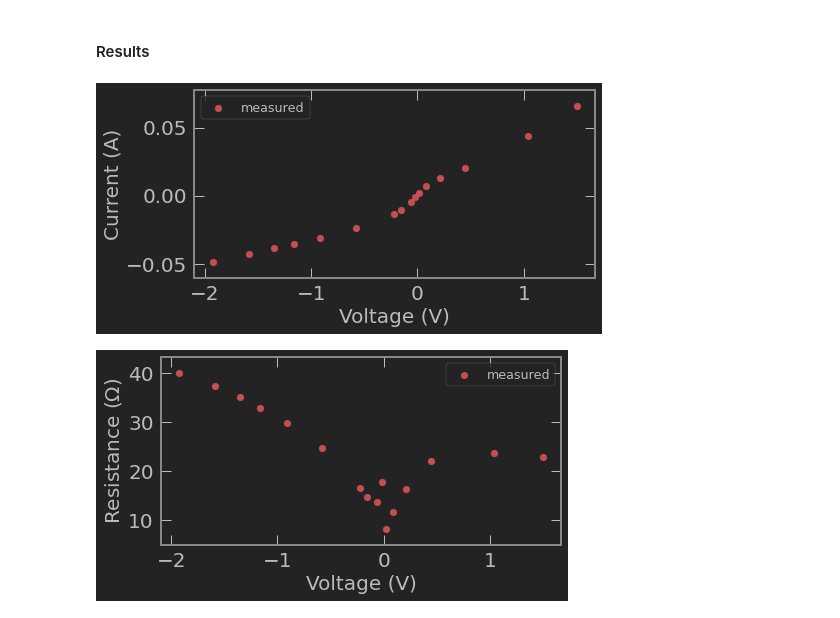
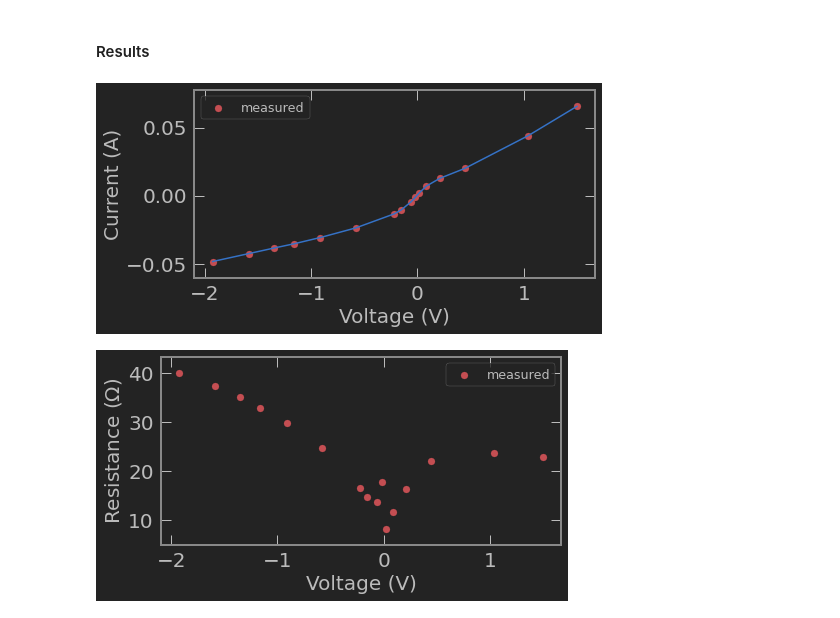
Before and after one commit to trevorm4x/APL-fuel-first, a Jupyter notebook: Lab/Lab2/APL_2_cell.ipynb, the cells around one changed output. Cells and saved outputs as stored; diff of their text form; code cells hidden in the pictures.

```diff
--- a/Lab/Lab2/APL_2_cell.ipynb
+++ b/Lab/Lab2/APL_2_cell.ipynb
@@ -261,9 +267,9 @@ print(voltages.to_latex())
 # %% [markdown]
 #### Results
 # %%
-my_graph(voltages.voltage, voltages.current, 'linear','linear','Voltage (V)', 'Current (A)', 'l2_a_1', '')
+my_graph(voltages.loc[voltages.voltage.sort_values().index].voltage, voltages.loc[voltages.voltage.sort_values().index].current, 'linear','linear','Voltage (V)', 'Current (A)', 'l2_a_1', 'linear')
 # %% [output]
-[figure, old version]
+[figure, new version]
 # %%
 rohms = 'Resistance ($\\mathregular{\\Omega}$)'
 # %%
```
Also changed, not shown: parts of 22 cells of this notebook, 7 other files.
